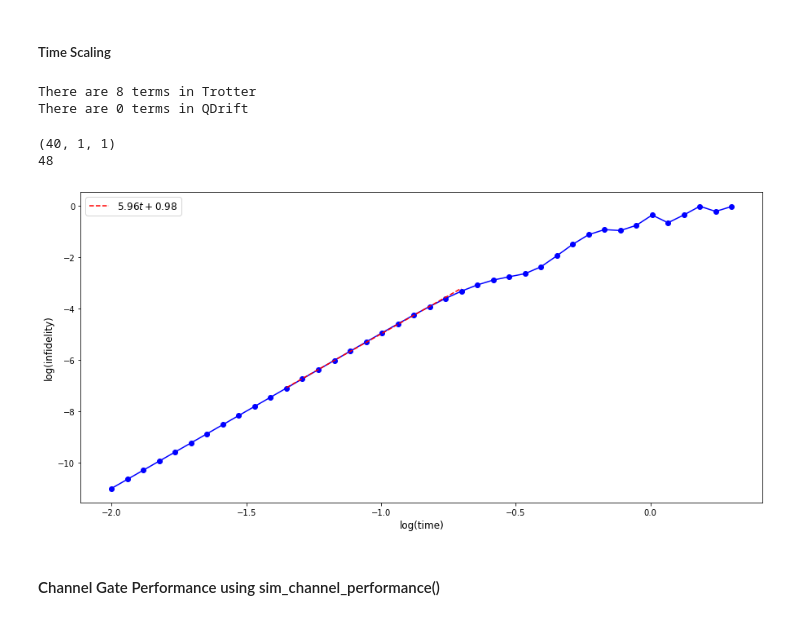
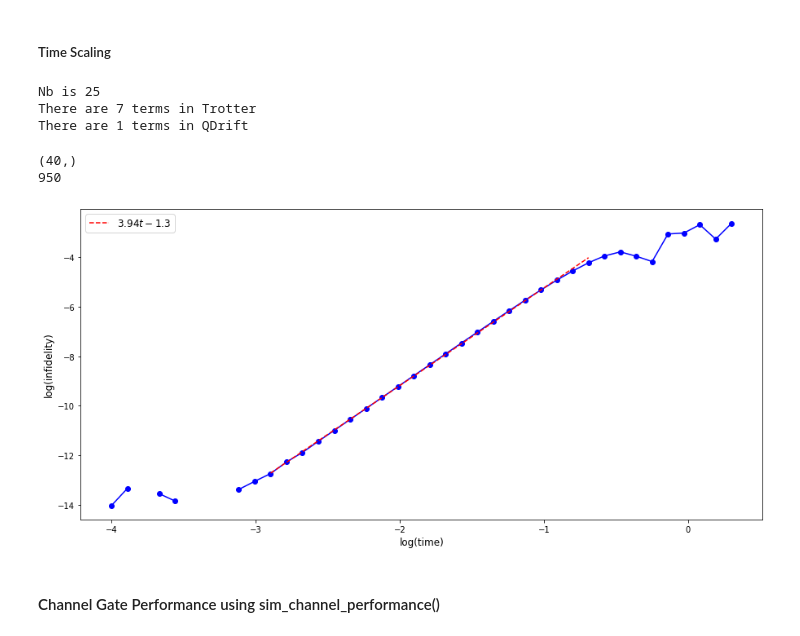
Before and after one commit to mattp97/Trotter-Qdrift-Simulation, a Jupyter notebook: Hybridized Simulation Jellium.ipynb, the cells around one changed output. Saved outputs shown, nothing was run; the diff lists cells and outputs as text; code cells hidden in the pictures.

```diff
--- a/Hybridized Simulation Jellium.ipynb
+++ b/Hybridized Simulation Jellium.ipynb
@@ -254,13 +270,16 @@ print(sim1.infidelity(2, 22) - sim1.infidelity2(2, 22))
+# %%
+sim1 = TrotterSim(graph_hamiltonian_list, order = 2)
+#sim1.initial_state = InitialState
 # %%
-iterations = 20
+iterations = 10
 tStart = 0.01
-tFinal = 0.1
+tFinal = 1
 tSteps = 50
 times = np.geomspace(tStart, tFinal, tSteps)
 
 trot_compiler_inf = []
 for t in times:
-    trot_compiler_inf.append(sim1.infidelity2(t, iterations))
+    trot_compiler_inf.append(sim1.infidelity(t, iterations))
 
 log_trot_compiler_inf = np.log10(trot_compiler_inf)
 log_times = np.log10(times)
@@ -351,26 +370,27 @@ plt.show()
 ##### Time Scaling
 # %%
 #Warning if nb_optimizer = True for partition attribute optimize the computation will not finish in your lifetime
-CompSim = CompositeSim(hamiltonian_list, inner_order=2, outer_order=1, partition = "trotter", rng_seed = 30, weight_threshold = 0.6, nb = 1, nb_optimizer = False, initial_time = 0.01)
+CompSim = CompositeSim(hamiltonian_list, inner_order=4, outer_order=1, partition = "prob", rng_seed = 30, weight_threshold = 0.6, nb = 1, nb_optimizer = False, initial_time = 0.01)
 #CompSim.simulate(0.1, 70, 4)
 # %% [output]
-There are 8 terms in Trotter
-There are 0 terms in QDrift
+Nb is 25
+There are 7 terms in Trotter
+There are 1 terms in QDrift
 # %%
 #startTime = time.time()
 
-iterations = 3
-qd_samples = 1
-mc_samples = 1
+iterations = 10
+qd_samples = 8
+mc_samples = 100
 
-tStart = 0.01
+tStart = 0.0001
 tFinal = 2
 tSteps = 40
 times = np.geomspace(tStart, tFinal, tSteps)
 
 comp_compiler_inf = []
 for t in times:
-    comp_compiler_inf.append(CompSim.sample_channel_inf(t, qd_samples, iterations, mc_samples))
+    comp_compiler_inf.append(CompSim.sample_channel_inf(t, qd_samples, iterations, mc_samples, exact_time_evolution(CompSim.unparsed_hamiltonian, t, CompSim.initial_state)))
 
 log_comp_compiler_inf = np.log10(comp_compiler_inf)
 log_times = np.log10(times)
@@ -380,36 +400,36 @@ print(CompSim.gate_count)
 #executionTime = (time.time() - startTime)
 #print('Execution time in seconds: ' + str(executionTime))
 # %% [output]
-(40, 1, 1)
-48
+(40,)
+950
 # %%
 #print(list(log_comp_compiler_inf[:, 0, 0]))
-data1 = log_comp_compiler_inf[:, 0, 0] #this dimension issue might be causing some slow down
+data1 = log_comp_compiler_inf #this dimension issue might be causing some slow down
 plt.figure(figsize = (15, 7))
 plt.plot(log_times, data1, 'bo-')
 plt.xlabel('log(time)', size = 12)
 plt.ylabel('log(infidelity)', size = 12)
 
-start_fit_points=11  #declare the starting point to fit in the data
-end_fit_points = -18
+start_fit_points=10  #declare the starting point to fit in the data
+end_fit_points = -10
 
 p = np.polyfit(log_times[start_fit_points: end_fit_points], data1[start_fit_points: end_fit_points], 1)
 f = np.poly1d(p)
 
 t_new = np.linspace(log_times[start_fit_points], log_times[end_fit_points], 50)
 y_new = f(t_new)
 
 data1 = symbols("t")
 poly = sum(S("{:6.2f}".format(v))*data1**i for i, v in enumerate(p[::-1]))
 eq_latex = printing.latex(poly)
 
 #plt.ylim(-1.1, -0.8)
 #plt.locator_params('x', nbins=20)
 plt.plot(t_new, y_new, 'r--', label="${}$".format(eq_latex))
 plt.legend(fontsize="large")
 plt.show()
 # %% [output]
-[figure, old version]
+[figure, new version]
 # %% [markdown]
 #### Channel Gate Performance using sim_channel_performance()
 # %%
```
Also changed, not shown: parts of 10 cells of this notebook, 1 other file.
